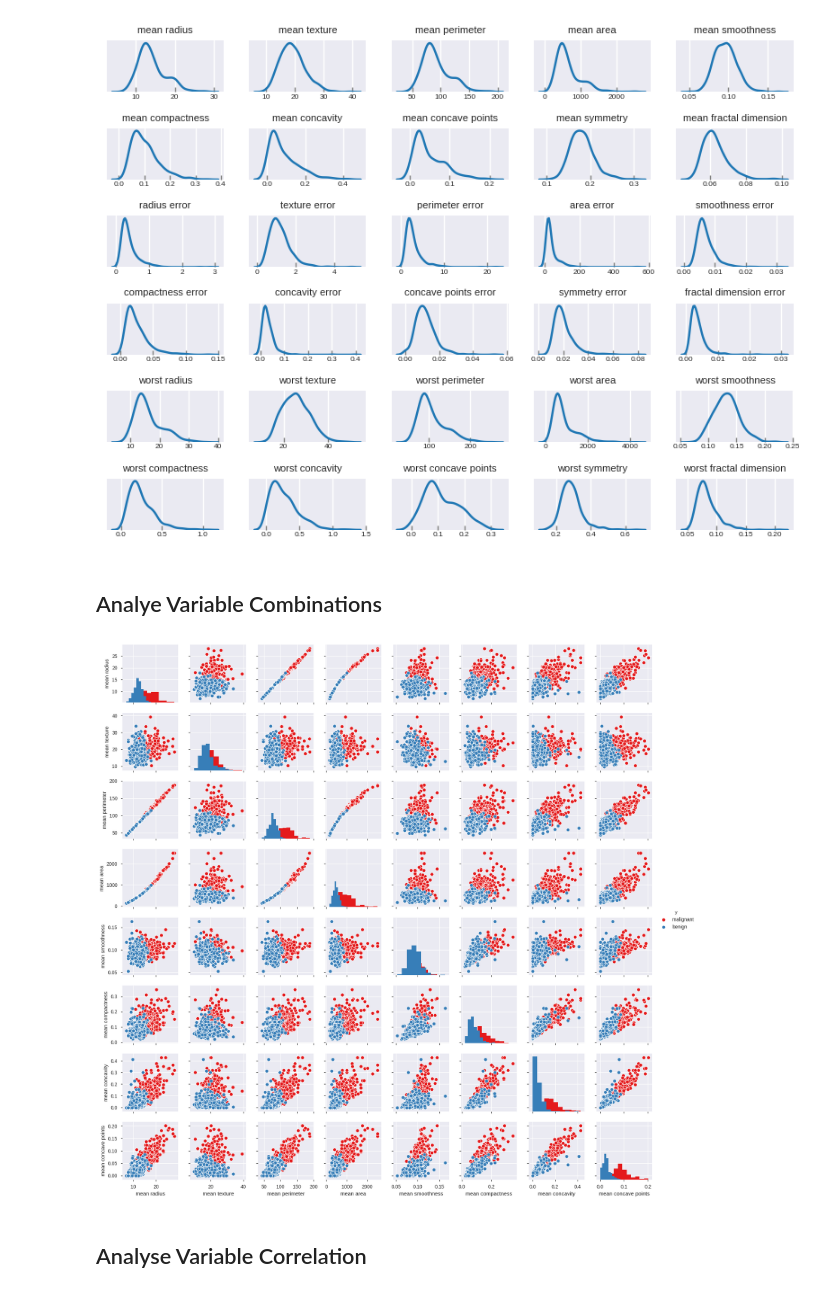
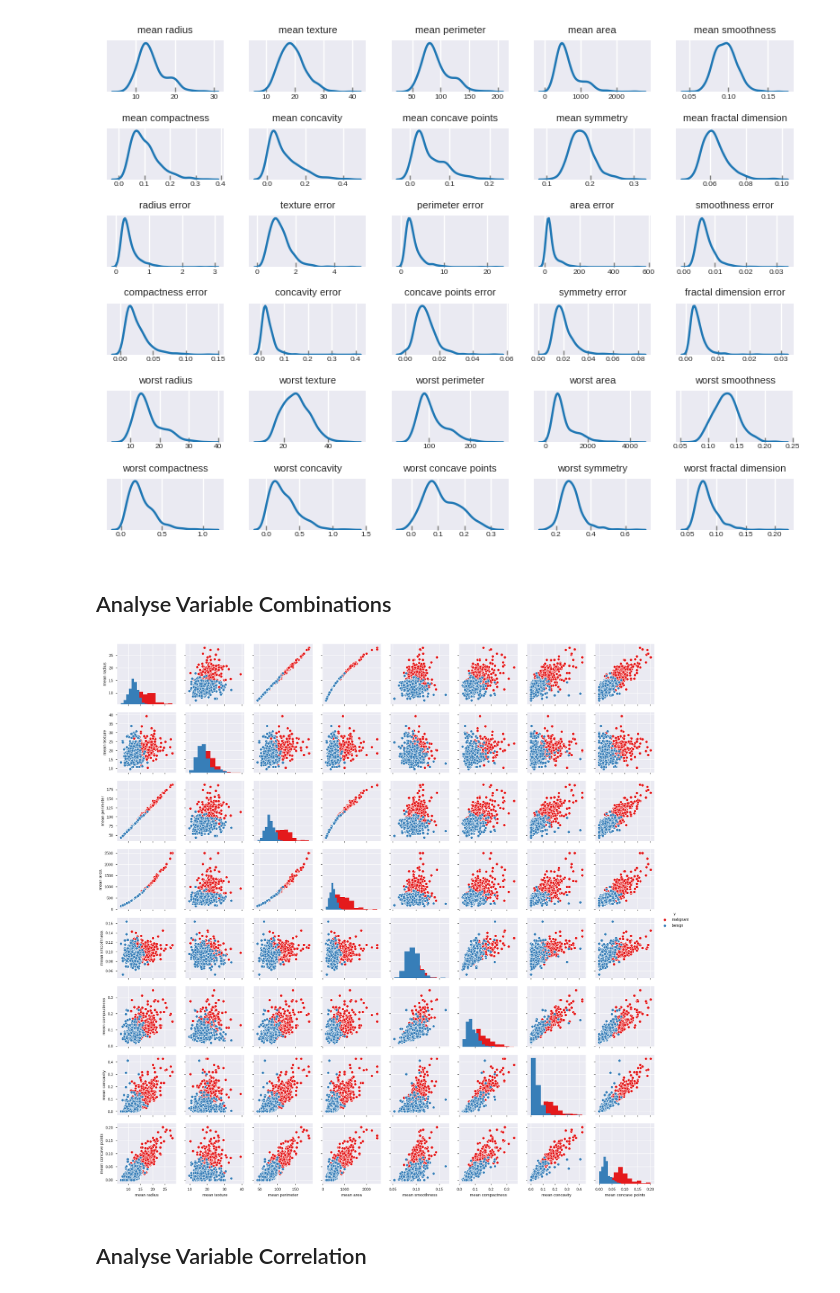
Before and after one commit to goerlitz/binary-classification, a Jupyter notebook: wisconsin-breast-cancer/wdbc_data_exploration.ipynb, the cells around one changed output. Cells and saved outputs as stored; diff of their text form; code cells hidden in the pictures.

Commit message:
small additions for wdbc data exploration

```diff
--- a/wisconsin-breast-cancer/wdbc_data_exploration.ipynb
+++ b/wisconsin-breast-cancer/wdbc_data_exploration.ipynb
@@ -61,12 +65,12 @@ fig.tight_layout()
 # %% [output]
 [figure]
 # %% [markdown]
-## Analye Variable Combinations
+## Analyse Variable Combinations
 # %%
 # pairplot of first features
-sns.pairplot(X[X.columns[:8]].assign(y=data['target_names'][y]), vars=X.columns[:8], hue='y', diag_kind='hist', palette="Set1", height=2, aspect=1);
+sns.pairplot(X[X.columns[:8]].assign(y=data['target_names'][y]), vars=X.columns[:8], hue='y', diag_kind='hist', palette="Set1");
 # %% [output]
-[figure, old version]
+[figure, new version]
 # %% [markdown]
 ## Analyse Variable Correlation
 # %%
```
Also changed, not shown: parts of 2 cells of this notebook.
